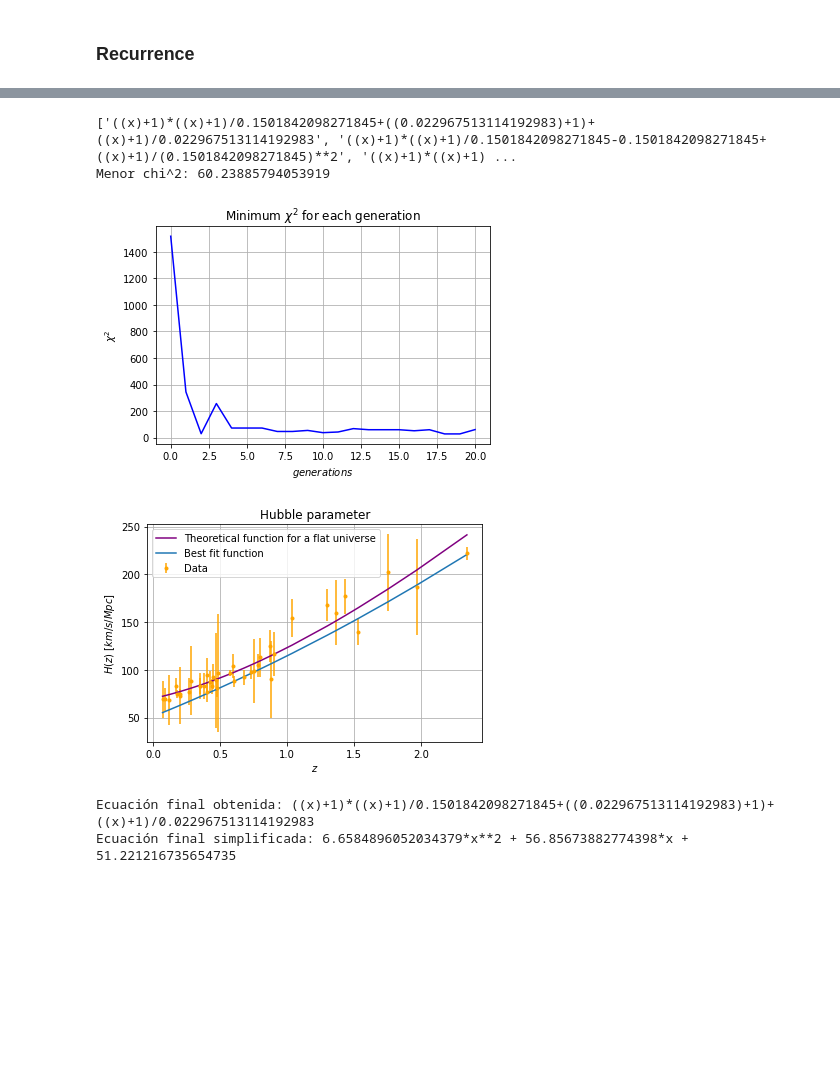
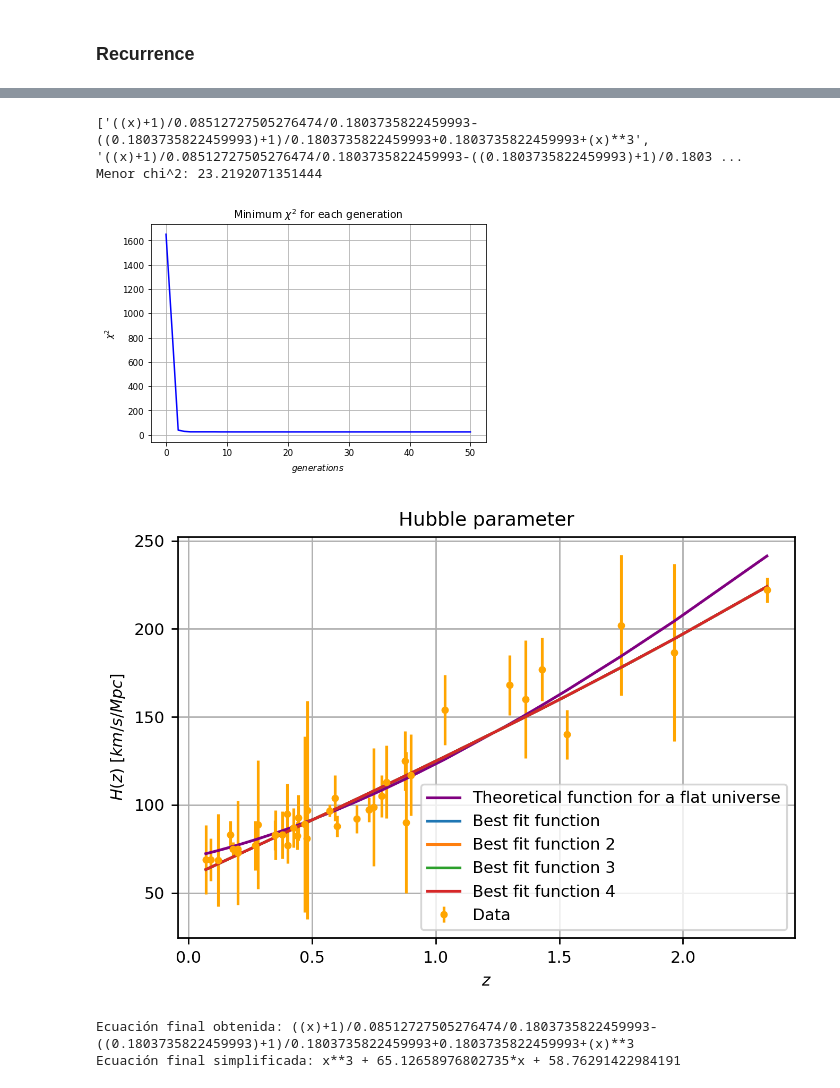
Before and after one commit to AntoCist/Practica_de_verano_2024, a Jupyter notebook: GA.ipynb, the cells around one changed output, grey strips where cells are left out. Drawn from its saved outputs; the diff is of its cells as text; code cells hidden in the pictures; blank space fills up the shorter version.

```diff
--- a/GA.ipynb
+++ b/GA.ipynb
@@ -88,7 +88,7 @@ def chi_2_f(f):
 # %% [markdown]
 The initial functions are combined with operations between them until a defined number of initial functions is reached. A number of initial functions were chosen because it will increase the number of individuals as crossover and mutation are applied to the initial functions ('longitud final').
 # %%
-def juntar_elementos_inicial(funciones, operaciones, longitud_final=50):
+def juntar_elementos_inicial(funciones, operaciones, longitud_final=100):
     final = []
     while len(final) < longitud_final * 3:
         random_funcion1 = random.choice(funciones)
@@ -230,7 +230,7 @@ The selection is used to let through a certain percentage, which will have to ma
 
 The best element remains constant.
 # %%
-def a_combinar(padres, hijos_por_padre = 4):
+def a_combinar(padres, hijos_por_padre):
     # Create a list with 6 random equations of the best functions to combine.
     combinar = [random.choice(padres) for i in range(hijos_por_padre)]
 
@@ -251,7 +251,7 @@ def a_combinar(padres, hijos_por_padre = 4):
 
 
 
-def crossover(padres, hijos_por_padre = 4):
+def crossover(padres, hijos_por_padre = 5):
     hijos = []
     hijos.append(padres[0])
     for i in range(1, len(padres)):
@@ -315,7 +315,7 @@ def mutar(padres, tasa_mutacion= 0.05):
 # %%
 chi_por_generaciones = []
 def recurrencia(gener):
-    poblacion_inicial = juntar_elementos_inicial(grammar, operaciones, longitud_final= 50)
+    poblacion_inicial = juntar_elementos_inicial(grammar, operaciones, longitud_final= 100)
 
     # Measure the execution time of the function.
     inicio_tiempo = time.time()
@@ -328,7 +328,7 @@ def recurrencia(gener):
         generaciones +=1
 
         # Obtain the best functions from the enhanced population.
-        mejor_func_chi= mejores(mutar(crossover(mejores_inicial, hijos_por_padre= 4),  tasa_mutacion= 0.05), tasa_seleccion = 0.2, tasa_cruce =0.3)
+        mejor_func_chi= mejores(mutar(crossover(mejores_inicial, hijos_por_padre= 6),  tasa_mutacion= 0.05), tasa_seleccion = 0.2, tasa_cruce =0.3)
 
         mejores_actual = mejor_func_chi[0]
         chi_mejores = mejor_func_chi[1]
@@ -338,13 +338,13 @@ def recurrencia(gener):
         for i in range(len(mejores_actual)):
             mejores_str.append(convertir_lista_a_str(mejores_actual[i]))
 
-        if len(mejores_str)>= 50:
-            mejores_actual = mejores_actual[:30]
+        if len(mejores_str)>= 100:
+            mejores_actual = mejores_actual[:80]
             mejores_inicial = mejores_actual
 
 
         #print(f"Mejores funciones en esta iteración: {mejores_str}")
-        #print(f"Largo mejores funciones en esta iteración: {len(mejores_str)}")
+        print(f"Largo mejores funciones en esta iteración: {len(mejores_str)}")
         #print(f"Chi^2: {chi_mejores}")
         print(f"generación: {generaciones}")
 
@@ -360,6 +360,6 @@ def recurrencia(gener):
     return mejores_str, chi_por_generaciones
 
 # 'generaciones_evaluar' are the number of generations for the algorithm.
-generaciones_evaluar = 20
+generaciones_evaluar = 50
 recu = recurrencia(generaciones_evaluar)
 # %% [output]
@@ -401,9 +440,9 @@ plt.plot(z_chis,chis_finales, color = 'blue')
 plt.grid(True)
 plt.show()
 # %% [output]
-['((x)+1)*((x)+1)/0.1501842098271845+((0.022967513114192983)+1)+((x)+1)/0.022967513114192983', '((x)+1)*((x)+1)/0.1501842098271845-0.1501842098271845+((x)+1)/(0.1501842098271845)**2', '((x)+1)*((x)+1) ...
-Menor chi^2: 60.23885794053919
+['((x)+1)/0.08512727505276474/0.1803735822459993-((0.1803735822459993)+1)/0.1803735822459993+0.1803735822459993+(x)**3', '((x)+1)/0.08512727505276474/0.1803735822459993-((0.1803735822459993)+1)/0.1803 ...
+Menor chi^2: 23.2192071351444
-[figure, old version]
+[figure, new version]
 # %%
 '''
 In order to graph the theoretical function, H(z) is defined.
@@ -427,29 +465,32 @@ def H_t(z):
 # %%
 # Obtaining the best fit functions.
 best_fit = []
 for string in funciones_finales:
     a= pasar_a_funcion(string)
     best_fit.append(a)
 
 yerr = desv
+plt.rcParams.update({'font.size': 8.7})
+plt.figure(dpi=250)
 plt.xlabel('$ z $')
 plt.ylabel('$ H(z)$ $[km/s/Mpc] $')
 plt.title('Hubble parameter')
 
 omega_0 = 1
 omega_k = 1 - omega_0
 plt.plot(array_z, H_t(array_z), color = 'purple', label='Theoretical function for a flat universe')
 plt.plot(z, best_fit[0](z), label= 'Best fit function')
-#plt.plot(z, best_fit[1](z), label= 'Best fit function 2')
-#plt.plot(z, best_fit[2](z), label= 'Best fit function 3')
-#plt.plot(z, best_fit[3](z), label= 'Best fit function 4')
+plt.plot(z, best_fit[1](z), label= 'Best fit function 2')
+plt.plot(z, best_fit[2](z), label= 'Best fit function 3')
+plt.plot(z, best_fit[3](z), label= 'Best fit function 4')
 
 plt.errorbar(z, H, yerr=yerr, fmt='.', color = 'orange', label = 'Data')
 plt.legend()
 plt.grid(True)
+
 plt.show()
 # %% [output]
-[figure, old version]
+[figure, new version]
 # %%
 # Deriving the best-fit function as a string.
 ec_final = funciones_finales[0]
@@ -460,7 +501,7 @@ a_simpli = simplify(a_sympy)
 a_python = lambdify(x, a_simpli, 'numpy')
 
 print("Ecuación final obtenida:", ec_final)
-print("Ecuación final simplificada:",a_simpli)
+print("Ecuación final simplificada:", a_simpli)
 # %% [output]
-Ecuación final obtenida: ((x)+1)*((x)+1)/0.1501842098271845+((0.022967513114192983)+1)+((x)+1)/0.022967513114192983
-Ecuación final simplificada: 6.6584896052034379*x**2 + 56.85673882774398*x + 51.221216735654735
+Ecuación final obtenida: ((x)+1)/0.08512727505276474/0.1803735822459993-((0.1803735822459993)+1)/0.1803735822459993+0.1803735822459993+(x)**3
+Ecuación final simplificada: x**3 + 65.12658976802735*x + 58.76291422984191
```
Also changed, not shown: parts of 4 cells of this notebook, 1 other file.
